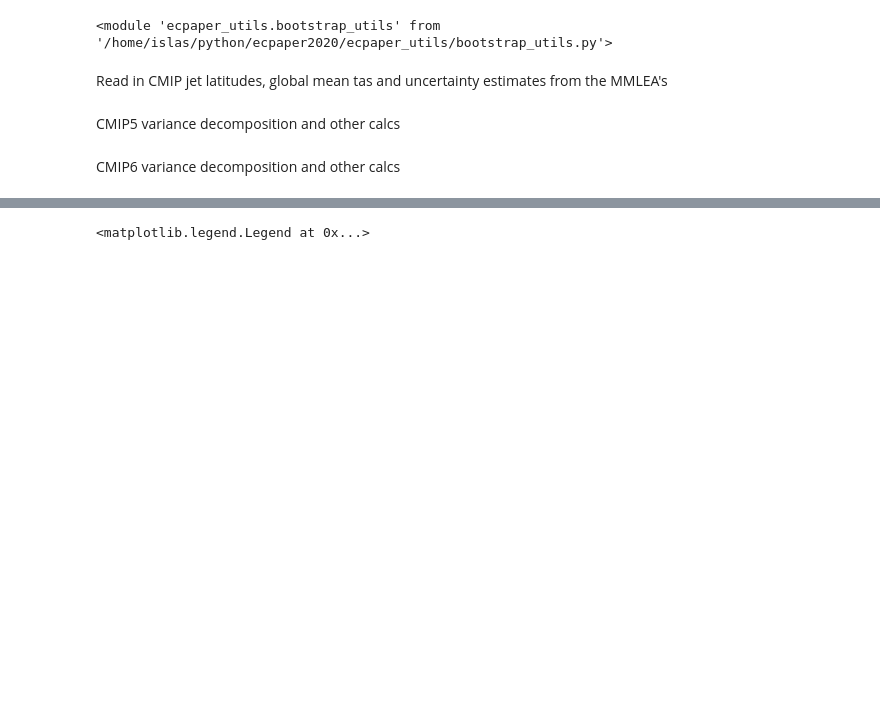
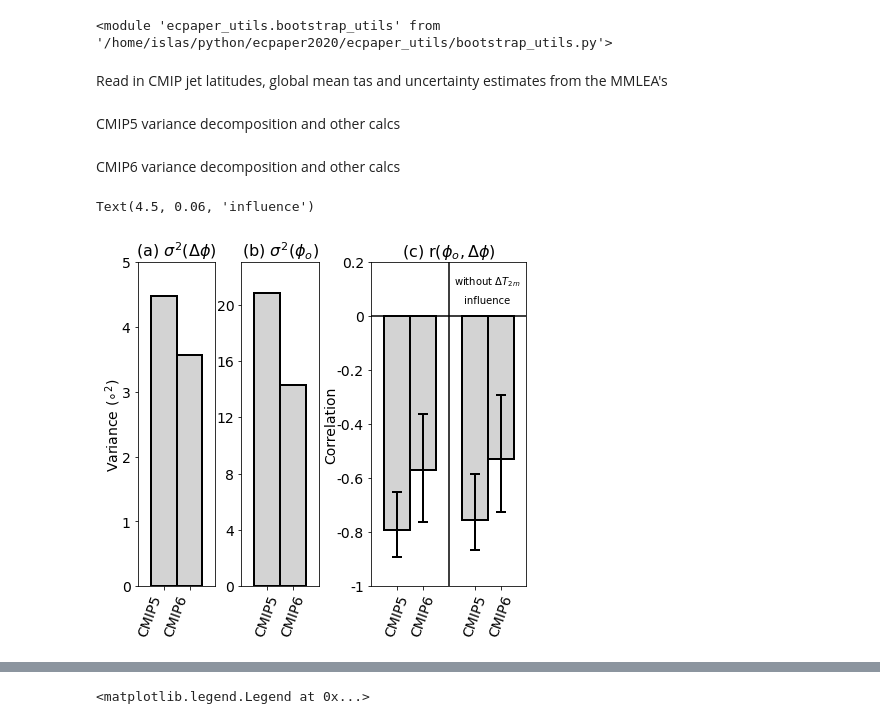
Before and after one commit to islasimpson/ecpaper2020, a Jupyter notebook: FIGURE_SCRIPTS/fig_3.ipynb, the cells around one changed output, grey strips where cells are left out. Saved outputs shown, nothing was run; the diff lists cells and outputs as text; code cells hidden in the pictures; blank space fills up the shorter version.

Commit message:
updating the figure 3 script.  changed order of variance decomposition for BHM and removed a couple of panels

```diff
--- a/FIGURE_SCRIPTS/fig_3.ipynb
+++ b/FIGURE_SCRIPTS/fig_3.ipynb
@@ -216,3 +230,70 @@ variv6_bhm = np.mean(sigx1mem*(1. - rxy1mem**2.))
 
 cmip6bhmdecomp=[var6ec_bhm, variv6_bhm, vardelta6_bhm]
+# %%
+fig = plt.figure()
+w=18 ; h=5
+fig.set_size_inches(w,h)
+
+# variance in delta phi
+ax1= fig.add_axes(np.array([0.05,0.05,0.06,0.9]))
+ax1.set_xlim(0,3)
+ax1.set_xticks([1,2])
+ax1.set_ylim(0,5)
+ax1.set_yticks([0,1,2,3,4,5])
+ax1.set_yticklabels(['0','1','2','3','4','5'], fontsize=14)
+ax1.set_ylabel('Variance ($\circ^{2}$)', fontsize=14, labelpad=-1)
+ax1.set_xticklabels(['CMIP5','CMIP6'], fontsize=14, rotation=70, ha='right')
+ax1.set_title("(a) $\sigma^{2}(\Delta \phi)$", fontsize=16)
+ax1.bar(1., var5, width=1, bottom=None, align='center', color='lightgray', edgecolor='black', linewidth=2)
+ax1.bar(2., var6, width=1, bottom=None, align='center', color='lightgray', edgecolor='black', linewidth=2)
+
+ax2 = fig.add_axes(np.array([0.13,0.05,0.06,0.9]))
+ax2.set_xlim(0,3)
+ax2.set_ylim(0,23)
+ax2.set_xticks([1,2])
+ax2.set_xticklabels(['CMIP5', 'CMIP6'], rotation=70, fontsize=14)
+ax2.set_yticks([0,4,8,12,16,20])
+ax2.set_yticklabels(['0','4','8','12','16','20'], fontsize=14)
+#ax2.set_ylabel('$\phi_{o}$ variance ($\circ^{2}$)', fontsize=14, labelpad=-1)
+ax2.set_title('(b) $\sigma^{2}(\phi_{o})$', fontsize=16)
+ax2.bar(1,varphio5, width=1, bottom=0, color='lightgray', edgecolor='black', linewidth=2)
+ax2.bar(2,varphio6, width=1, bottom=0, color='lightgray', edgecolor='black', linewidth=2)
+
+
+ax3 = fig.add_axes(np.array([0.23,0.05,0.12,0.9]))
+
+ax3.set_xlim(0,6)
+ax3.set_xticks([1,2,4,5])
+ax3.set_xticklabels(['CMIP5','CMIP6','CMIP5','CMIP6'], rotation='70', fontsize=14)
+ax3.set_yticks([-1,-0.8,-0.6,-0.4,-0.2,0,0.2])
+ax3.set_yticklabels(['-1','-0.8','-0.6','-0.4','-0.2','0','0.2'], fontsize=14)
+ax3.set_ylabel('Correlation', fontsize=14, labelpad=-1)
+ax3.set_title('(c) r($\phi_{o},\Delta \phi$)', fontsize=16)
+ax3.set_ylim(-1,0.2)
+ax3.set_xlim(0,6)
+
+# CMIP5 correlation
+ax3.bar(1,r5,width=1,bottom=0,align='center',color='lightgray',edgecolor='black',linewidth=2)
+ax3.errorbar(1,r5,[[r5-minr5],[maxr5-r5]], color='black', linewidth=2, capsize=5, capthick=2.)
+
+# CMIP6 correlation
+ax3.bar(2,r6,width=1,bottom=0,align='center',color='lightgray',edgecolor='black',linewidth=2)
+ax3.errorbar(2,r6,[[r6-minr6],[maxr6-r6]], color='black', linewidth=2, capsize=5, capthick=2.)
+
+# CMIP5 correlation after regressing out tas
+ax3.bar(4, r5nots, width=1, bottom=0, align='center', color='lightgray', edgecolor='black', linewidth=2)
+ax3.errorbar(4, r5nots, [[r5nots-minr5nots], [maxr5nots-r5nots]], color='black', linewidth=2, capsize=5, capthick=2)
+
+# CMIP6 correlation after regressing out tas
+ax3.bar(5, r6nots, width=1, bottom=0, align='center', color='lightgray', edgecolor='black', linewidth=2)
+ax3.errorbar(5, r6nots, [[r6nots-minr6nots], [maxr6nots-r6nots]], color='black', linewidth=2, capsize=5, capthick=2)
+
+
+ax3.plot([0,6],[0,0], color='black')
+ax3.plot([3,3],[-1,0.2], color='black')
+ax3.text(4.5, 0.13,'without $\Delta T_{2m}$', horizontalalignment='center',verticalalignment='center',fontsize=10,color='black')
+ax3.text(4.5, 0.06,'influence',horizontalalignment='center',verticalalignment='center',fontsize=10,color='black')
+# %% [output]
+Text(4.5, 0.06, 'influence')
+[figure, added]
 # %%
```
Also changed, not shown: parts of 14 cells of this notebook, 1 other file.
